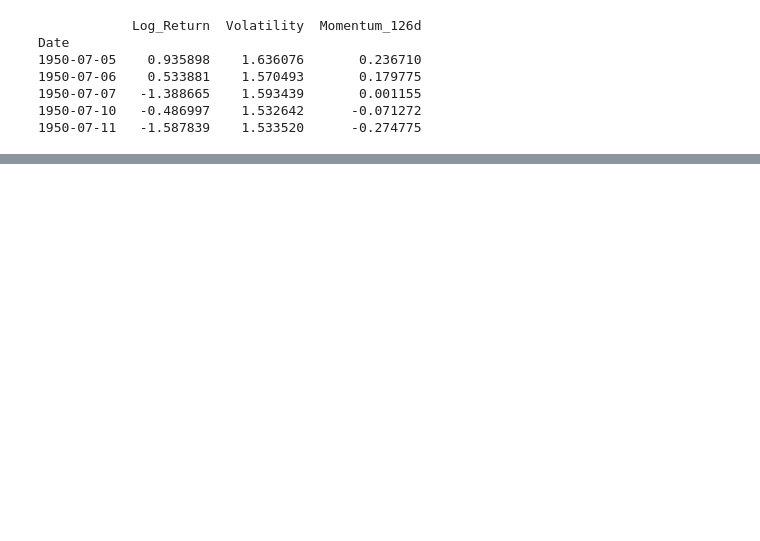
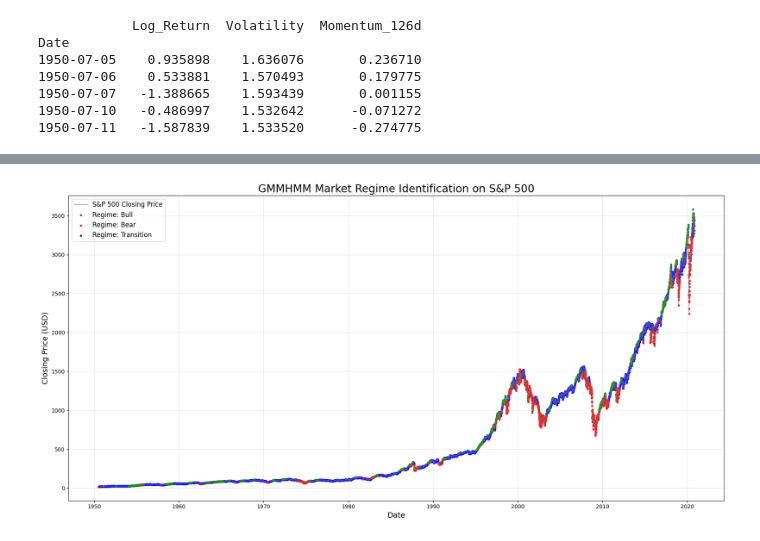
Before and after one commit to Pablo-Mateu/sp500-market-regimes, a Jupyter notebook: notebooks/02_HMM_Modeling.ipynb, the cells around one changed output, grey strips where cells are left out. Cells and saved outputs as stored; diff of their text form; code cells hidden in the pictures; blank space fills up the shorter version.

Commit message:
Modelling_V3

```diff
--- a/notebooks/02_HMM_Modeling.ipynb
+++ b/notebooks/02_HMM_Modeling.ipynb
@@ -98,0 +151,34 @@ GMMHMM(covariance_type='full',
+# %%
+# --- Final Visualization of Market Regimes ---
+
+# 1. Define Color Map
+color_map = {
+    'Bull': 'green',
+    'Bear': 'red',
+    'Transition': 'blue',
+}
+
+# 2. Create a column for plotting colors
+df_model['Regime_Color'] = df_model['Regime_Name'].map(color_map)
+
+# 3. Generate Final Visualization
+plt.figure(figsize=(18, 9))
+
+# Plot the closing price as a reference (gray line)
+plt.plot(df_model.index, df_model['Close'], color='gray', alpha=0.6, label='S&P 500 Closing Price')
+
+# Superimpose the colored regimes onto the price chart
+for name, color in color_map.items():
+    subset = df_model[df_model['Regime_Name'] == name]
+    plt.scatter(subset.index, subset['Close'], color=color, s=8, label=f'Regime: {name}')
+
+# Final Customization
+plt.title('GMMHMM Market Regime Identification on S&P 500', fontsize=20)
+plt.ylabel('Closing Price (USD)', fontsize=14)
+plt.xlabel('Date', fontsize=14)
+plt.legend(loc='upper left', fontsize=12)
+plt.grid(True, alpha=0.3)
+plt.tight_layout()
+plt.show()
+# %% [output]
+[figure, added]
```
Also changed, not shown: parts of 6 cells of this notebook, 1 other file.
